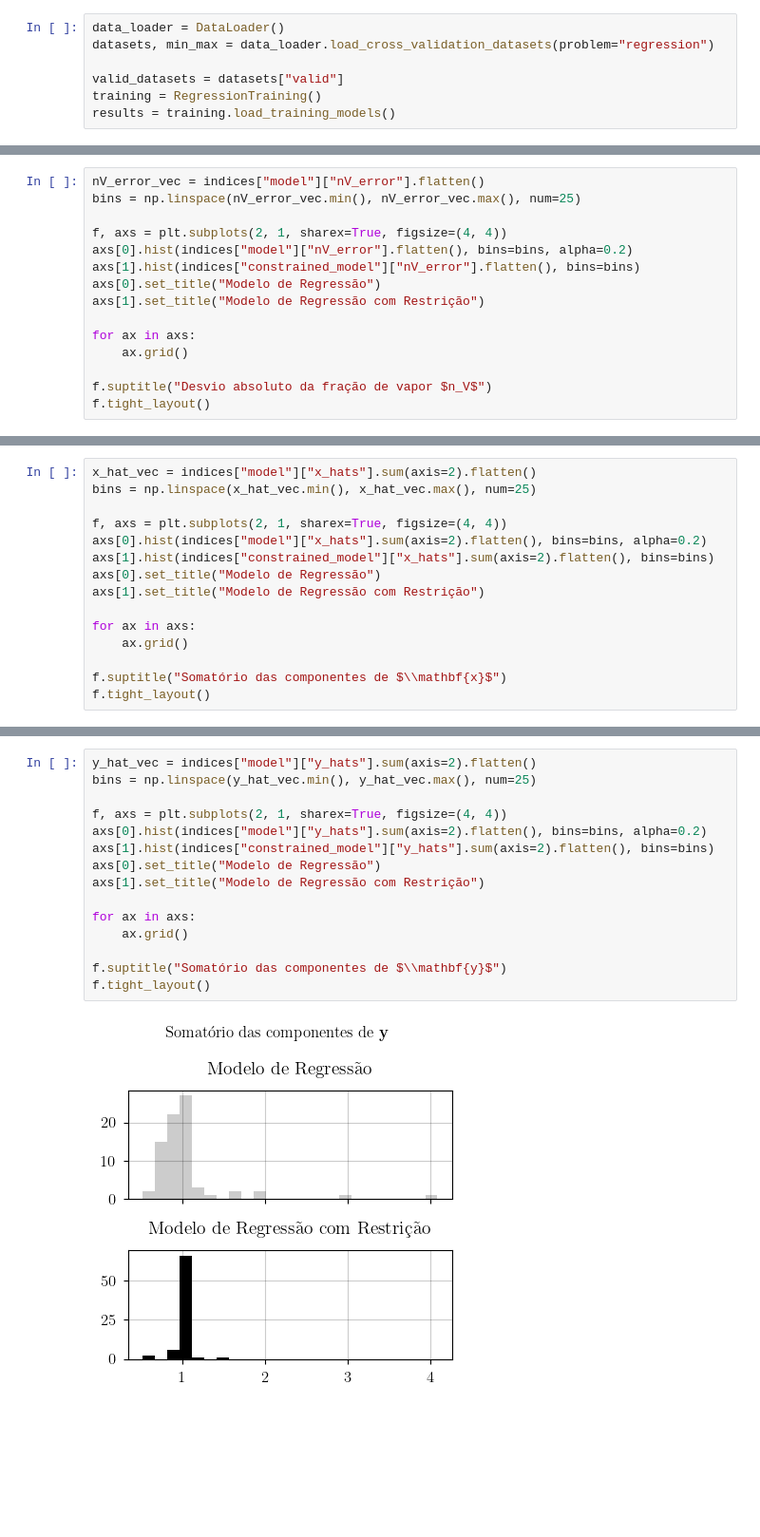
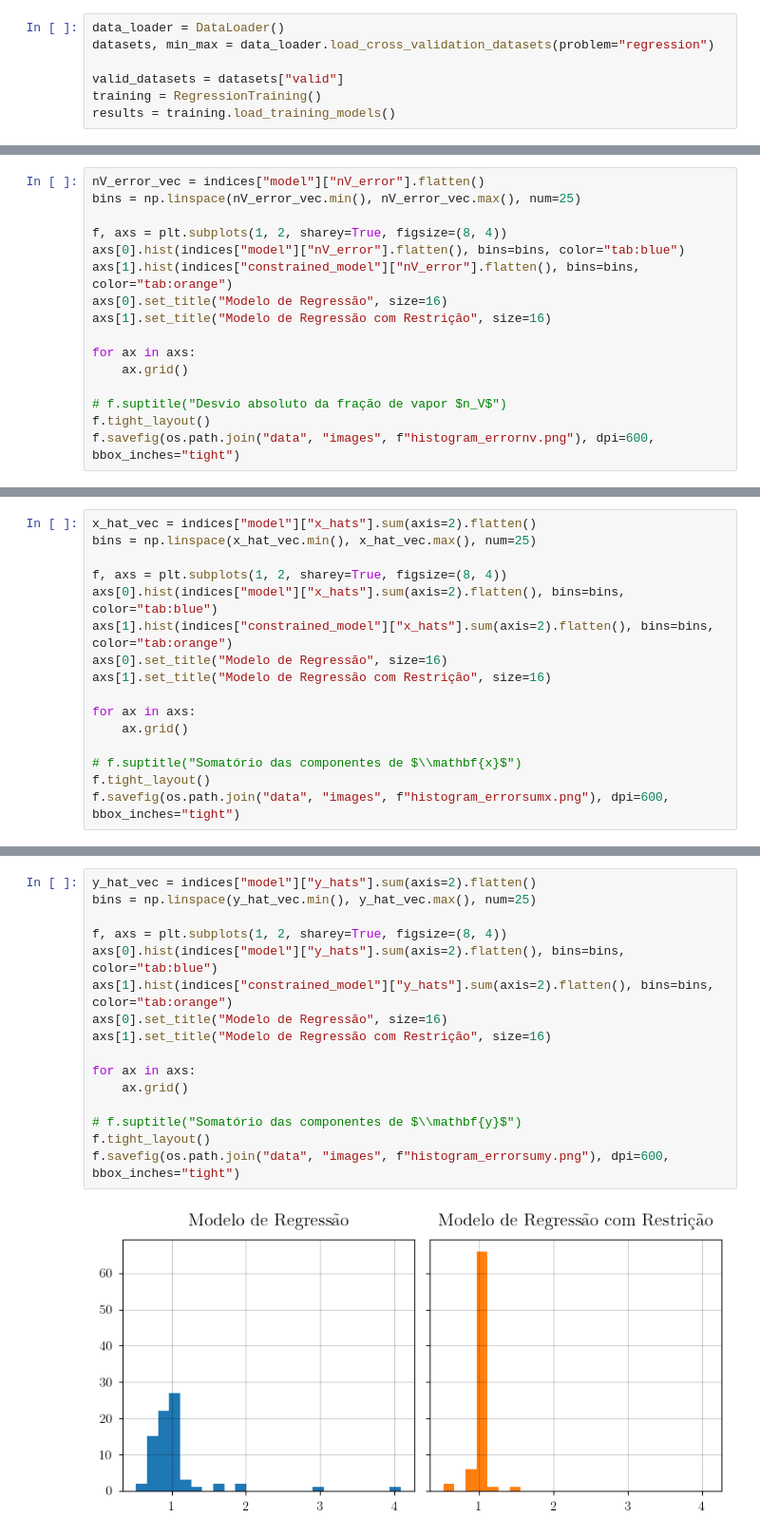
Before and after one commit to antonionicampos/nn-flash, a Jupyter notebook: notebooks/regression_analysis.ipynb, the cells around one changed output, grey strips where cells are left out. Shown at 95% size. Drawn from its saved outputs; the diff is of its cells as text; blank space fills up the shorter version.

```diff
--- a/notebooks/regression_analysis.ipynb
+++ b/notebooks/regression_analysis.ipynb
@@ -121,15 +213,16 @@ f.tight_layout()
 nV_error_vec = indices["model"]["nV_error"].flatten()
 bins = np.linspace(nV_error_vec.min(), nV_error_vec.max(), num=25)
 
-f, axs = plt.subplots(2, 1, sharex=True, figsize=(4, 4))
-axs[0].hist(indices["model"]["nV_error"].flatten(), bins=bins, alpha=0.2)
-axs[1].hist(indices["constrained_model"]["nV_error"].flatten(), bins=bins)
-axs[0].set_title("Modelo de Regressão")
-axs[1].set_title("Modelo de Regressão com Restrição")
+f, axs = plt.subplots(1, 2, sharey=True, figsize=(8, 4))
+axs[0].hist(indices["model"]["nV_error"].flatten(), bins=bins, color="tab:blue")
+axs[1].hist(indices["constrained_model"]["nV_error"].flatten(), bins=bins, color="tab:orange")
+axs[0].set_title("Modelo de Regressão", size=16)
+axs[1].set_title("Modelo de Regressão com Restrição", size=16)
 
 for ax in axs:
     ax.grid()
 
-f.suptitle("Desvio absoluto da fração de vapor $n_V$")
+# f.suptitle("Desvio absoluto da fração de vapor $n_V$")
 f.tight_layout()
+f.savefig(os.path.join("data", "images", f"histogram_errornv.png"), dpi=600, bbox_inches="tight")
 # %% [output]
@@ -138,15 +233,16 @@ f.tight_layout()
 x_hat_vec = indices["model"]["x_hats"].sum(axis=2).flatten()
 bins = np.linspace(x_hat_vec.min(), x_hat_vec.max(), num=25)
 
-f, axs = plt.subplots(2, 1, sharex=True, figsize=(4, 4))
-axs[0].hist(indices["model"]["x_hats"].sum(axis=2).flatten(), bins=bins, alpha=0.2)
-axs[1].hist(indices["constrained_model"]["x_hats"].sum(axis=2).flatten(), bins=bins)
-axs[0].set_title("Modelo de Regressão")
-axs[1].set_title("Modelo de Regressão com Restrição")
+f, axs = plt.subplots(1, 2, sharey=True, figsize=(8, 4))
+axs[0].hist(indices["model"]["x_hats"].sum(axis=2).flatten(), bins=bins, color="tab:blue")
+axs[1].hist(indices["constrained_model"]["x_hats"].sum(axis=2).flatten(), bins=bins, color="tab:orange")
+axs[0].set_title("Modelo de Regressão", size=16)
+axs[1].set_title("Modelo de Regressão com Restrição", size=16)
 
 for ax in axs:
     ax.grid()
 
-f.suptitle("Somatório das componentes de $\\mathbf{x}$")
+# f.suptitle("Somatório das componentes de $\\mathbf{x}$")
 f.tight_layout()
+f.savefig(os.path.join("data", "images", f"histogram_errorsumx.png"), dpi=600, bbox_inches="tight")
 # %% [output]
@@ -154,17 +250,18 @@ f.tight_layout()
 # %%
 y_hat_vec = indices["model"]["y_hats"].sum(axis=2).flatten()
 bins = np.linspace(y_hat_vec.min(), y_hat_vec.max(), num=25)
 
-f, axs = plt.subplots(2, 1, sharex=True, figsize=(4, 4))
-axs[0].hist(indices["model"]["y_hats"].sum(axis=2).flatten(), bins=bins, alpha=0.2)
-axs[1].hist(indices["constrained_model"]["y_hats"].sum(axis=2).flatten(), bins=bins)
-axs[0].set_title("Modelo de Regressão")
-axs[1].set_title("Modelo de Regressão com Restrição")
+f, axs = plt.subplots(1, 2, sharey=True, figsize=(8, 4))
+axs[0].hist(indices["model"]["y_hats"].sum(axis=2).flatten(), bins=bins, color="tab:blue")
+axs[1].hist(indices["constrained_model"]["y_hats"].sum(axis=2).flatten(), bins=bins, color="tab:orange")
+axs[0].set_title("Modelo de Regressão", size=16)
+axs[1].set_title("Modelo de Regressão com Restrição", size=16)
 
 for ax in axs:
     ax.grid()
 
-f.suptitle("Somatório das componentes de $\\mathbf{y}$")
+# f.suptitle("Somatório das componentes de $\\mathbf{y}$")
 f.tight_layout()
+f.savefig(os.path.join("data", "images", f"histogram_errorsumy.png"), dpi=600, bbox_inches="tight")
 # %% [output]
-[figure, old version]
+[figure, new version]
```
Also changed, not shown: parts of 16 cells of this notebook.
